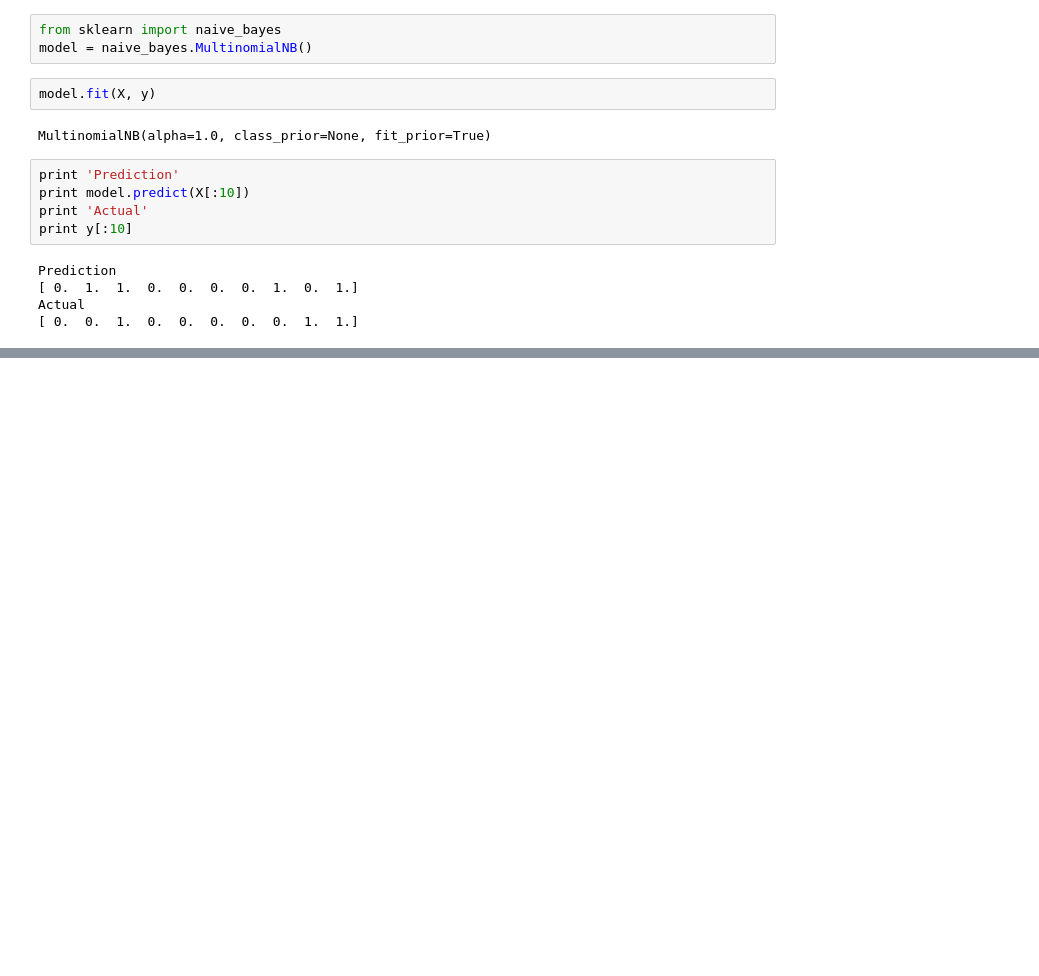
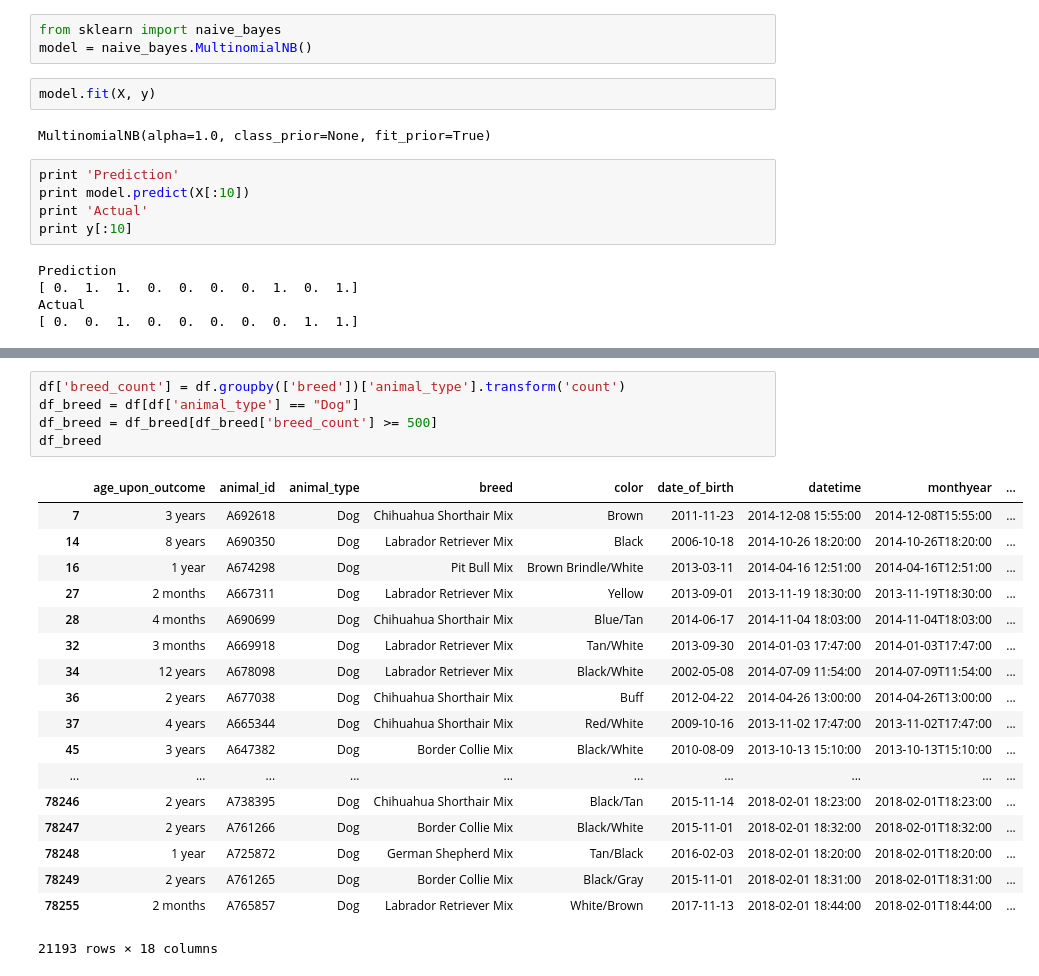
Before and after one commit to j-lei/373analytics, a Jupyter notebook: Austin Project Notebook.ipynb, the cells around one changed output, grey strips where cells are left out. Cells and saved outputs as stored; diff of their text form; blank space fills up the shorter version.

```diff
--- a/Austin Project Notebook.ipynb
+++ b/Austin Project Notebook.ipynb
@@ -201,0 +413,24 @@ dtype: float64
+# %%
+df['breed_count'] = df.groupby(['breed'])['animal_type'].transform('count')
+df_breed = df[df['animal_type'] == "Dog"]
+df_breed = df_breed[df_breed['breed_count'] >= 500]
+df_breed
+# %% [output]
+|  | age_upon_outcome | animal_id | animal_type | breed | color | date_of_birth | datetime | monthyear | ... |
+| 7 | 3 years | A692618 | Dog | Chihuahua Shorthair Mix | Brown | 2011-11-23 | 2014-12-08 15:55:00 | 2014-12-08T15:55:00 | ... |
+| 14 | 8 years | A690350 | Dog | Labrador Retriever Mix | Black | 2006-10-18 | 2014-10-26 18:20:00 | 2014-10-26T18:20:00 | ... |
+| 16 | 1 year | A674298 | Dog | Pit Bull Mix | Brown Brindle/White | 2013-03-11 | 2014-04-16 12:51:00 | 2014-04-16T12:51:00 | ... |
+| 27 | 2 months | A667311 | Dog | Labrador Retriever Mix | Yellow | 2013-09-01 | 2013-11-19 18:30:00 | 2013-11-19T18:30:00 | ... |
+| 28 | 4 months | A690699 | Dog | Chihuahua Shorthair Mix | Blue/Tan | 2014-06-17 | 2014-11-04 18:03:00 | 2014-11-04T18:03:00 | ... |
+| 32 | 3 months | A669918 | Dog | Labrador Retriever Mix | Tan/White | 2013-09-30 | 2014-01-03 17:47:00 | 2014-01-03T17:47:00 | ... |
+| 34 | 12 years | A678098 | Dog | Labrador Retriever Mix | Black/White | 2002-05-08 | 2014-07-09 11:54:00 | 2014-07-09T11:54:00 | ... |
+| 36 | 2 years | A677038 | Dog | Chihuahua Shorthair Mix | Buff | 2012-04-22 | 2014-04-26 13:00:00 | 2014-04-26T13:00:00 | ... |
+| 37 | 4 years | A665344 | Dog | Chihuahua Shorthair Mix | Red/White | 2009-10-16 | 2013-11-02 17:47:00 | 2013-11-02T17:47:00 | ... |
+| 45 | 3 years | A647382 | Dog | Border Collie Mix | Black/White | 2010-08-09 | 2013-10-13 15:10:00 | 2013-10-13T15:10:00 | ... |
+| ... | ... | ... | ... | ... | ... | ... | ... | ... | ... |
+| 78246 | 2 years | A738395 | Dog | Chihuahua Shorthair Mix | Black/Tan | 2015-11-14 | 2018-02-01 18:23:00 | 2018-02-01T18:23:00 | ... |
+| 78247 | 2 years | A761266 | Dog | Border Collie Mix | Black/White | 2015-11-01 | 2018-02-01 18:32:00 | 2018-02-01T18:32:00 | ... |
+| 78248 | 1 year | A725872 | Dog | German Shepherd Mix | Tan/Black | 2016-02-03 | 2018-02-01 18:20:00 | 2018-02-01T18:20:00 | ... |
+| 78249 | 2 years | A761265 | Dog | Border Collie Mix | Black/Gray | 2015-11-01 | 2018-02-01 18:31:00 | 2018-02-01T18:31:00 | ... |
+| 78255 | 2 months | A765857 | Dog | Labrador Retriever Mix | White/Brown | 2017-11-13 | 2018-02-01 18:44:00 | 2018-02-01T18:44:00 | ... |
+21193 rows × 18 columns
```
Also changed, not shown: parts of 46 cells of this notebook.
